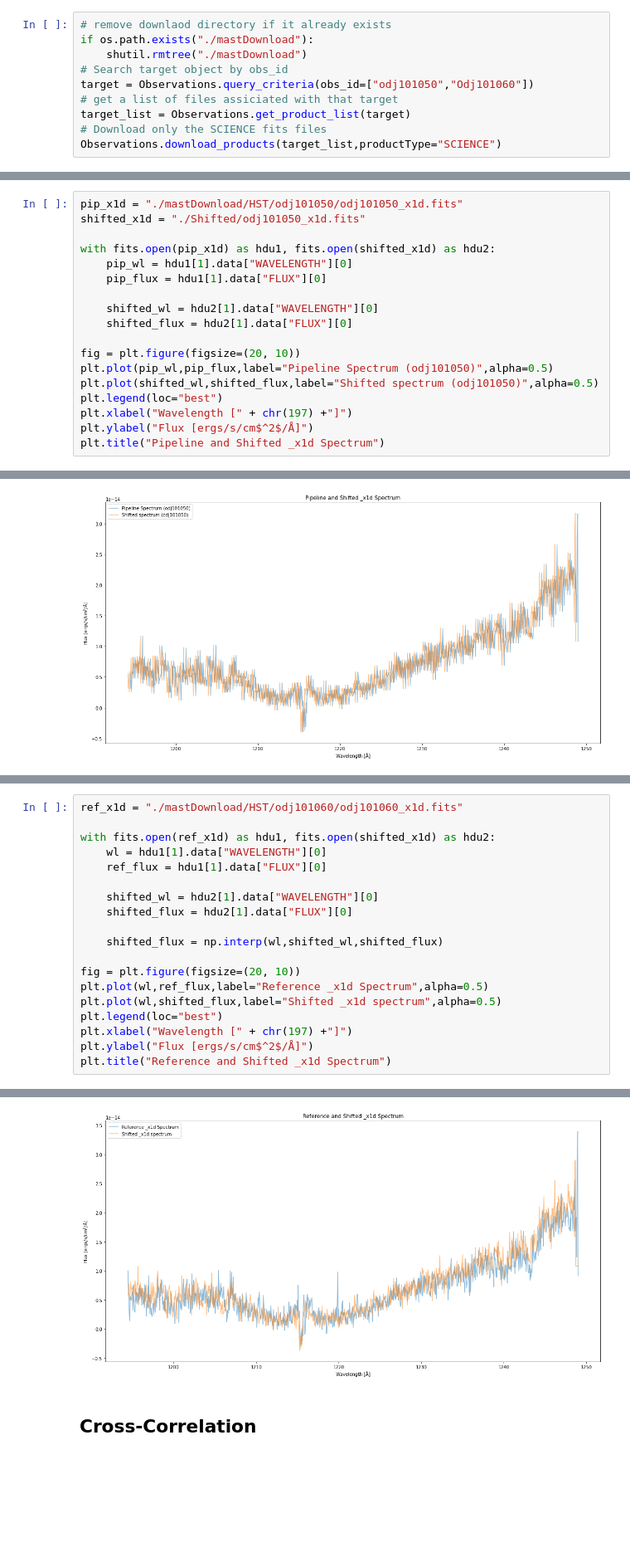
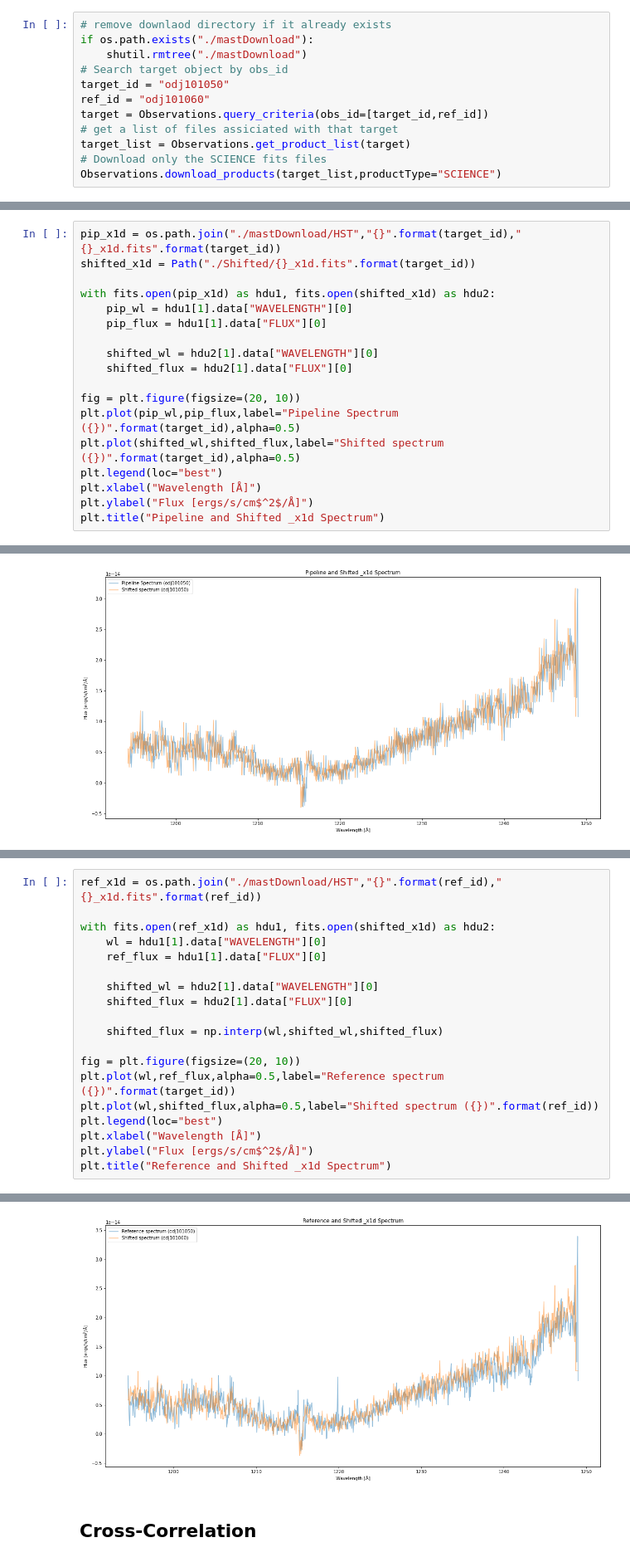
Before and after one commit to spacetelescope/STIS-Notebooks, a Jupyter notebook: correlation/cross-correlation.ipynb, the cells around one changed output, grey strips where cells are left out. Shown at 83% size. Cells and saved outputs as stored; diff of their text form; blank space fills up the shorter version.

```diff
--- a/correlation/cross-correlation.ipynb
+++ b/correlation/cross-correlation.ipynb
@@ -48,7 +48,9 @@ In this notebook, we need to download to datasets and explore their correlation.
 if os.path.exists("./mastDownload"):
     shutil.rmtree("./mastDownload")
 # Search target object by obs_id
-target = Observations.query_criteria(obs_id=["odj101050","Odj101060"])
+target_id = "odj101050"
+ref_id = "odj101060"
+target = Observations.query_criteria(obs_id=[target_id,ref_id])
 # get a list of files assiciated with that target
 target_list = Observations.get_product_list(target)
 # Download only the SCIENCE fits files
@@ -113,7 +116,7 @@ End      10-Apr-2023 00:27:40 EDT
 As seen in the plot, the spectrum is now shifted compared to the pipeline spectrum:
 # %%
-pip_x1d = "./mastDownload/HST/odj101050/odj101050_x1d.fits"
-shifted_x1d = "./Shifted/odj101050_x1d.fits"
+pip_x1d = os.path.join("./mastDownload/HST","{}".format(target_id),"{}_x1d.fits".format(target_id))
+shifted_x1d = Path("./Shifted/{}_x1d.fits".format(target_id))
 
 with fits.open(pip_x1d) as hdu1, fits.open(shifted_x1d) as hdu2:
     pip_wl = hdu1[1].data["WAVELENGTH"][0]
@@ -123,10 +126,10 @@ with fits.open(pip_x1d) as hdu1, fits.open(shifted_x1d) as hdu2:
     shifted_flux = hdu2[1].data["FLUX"][0]
 
 fig = plt.figure(figsize=(20, 10))
-plt.plot(pip_wl,pip_flux,label="Pipeline Spectrum (odj101050)",alpha=0.5)
-plt.plot(shifted_wl,shifted_flux,label="Shifted spectrum (odj101050)",alpha=0.5)
+plt.plot(pip_wl,pip_flux,label="Pipeline Spectrum ({})".format(target_id),alpha=0.5)
+plt.plot(shifted_wl,shifted_flux,label="Shifted spectrum ({})".format(target_id),alpha=0.5)
 plt.legend(loc="best")
-plt.xlabel("Wavelength [" + chr(197) +"]")
+plt.xlabel("Wavelength [Å]")
 plt.ylabel("Flux [ergs/s/cm$^2$/Å]")
 plt.title("Pipeline and Shifted _x1d Spectrum")
 # %% [output]
@@ -138,25 +141,25 @@ Since the wavelength range of the pipline and shifted spectra are difference, we
 # %%
-ref_x1d = "./mastDownload/HST/odj101060/odj101060_x1d.fits"
+ref_x1d = os.path.join("./mastDownload/HST","{}".format(ref_id),"{}_x1d.fits".format(ref_id))
 
 with fits.open(ref_x1d) as hdu1, fits.open(shifted_x1d) as hdu2:
     wl = hdu1[1].data["WAVELENGTH"][0]
     ref_flux = hdu1[1].data["FLUX"][0]
 
     shifted_wl = hdu2[1].data["WAVELENGTH"][0]
     shifted_flux = hdu2[1].data["FLUX"][0]
 
     shifted_flux = np.interp(wl,shifted_wl,shifted_flux)
 
 fig = plt.figure(figsize=(20, 10))
-plt.plot(wl,ref_flux,label="Reference _x1d Spectrum",alpha=0.5)
-plt.plot(wl,shifted_flux,label="Shifted _x1d spectrum",alpha=0.5)
+plt.plot(wl,ref_flux,alpha=0.5,label="Reference spectrum ({})".format(target_id))
+plt.plot(wl,shifted_flux,alpha=0.5,label="Shifted spectrum ({})".format(ref_id))
 plt.legend(loc="best")
-plt.xlabel("Wavelength [" + chr(197) +"]")
+plt.xlabel("Wavelength [Å]")
 plt.ylabel("Flux [ergs/s/cm$^2$/Å]")
 plt.title("Reference and Shifted _x1d Spectrum")
 # %% [output]
 Text(0.5, 1.0, 'Reference and Shifted _x1d Spectrum')
-[figure, old version]
+[figure, new version]
 # %% [markdown]
 ## Cross-Correlation
 # %% [markdown]
```
Also changed, not shown: parts of 25 cells of this notebook, 1 other file.
